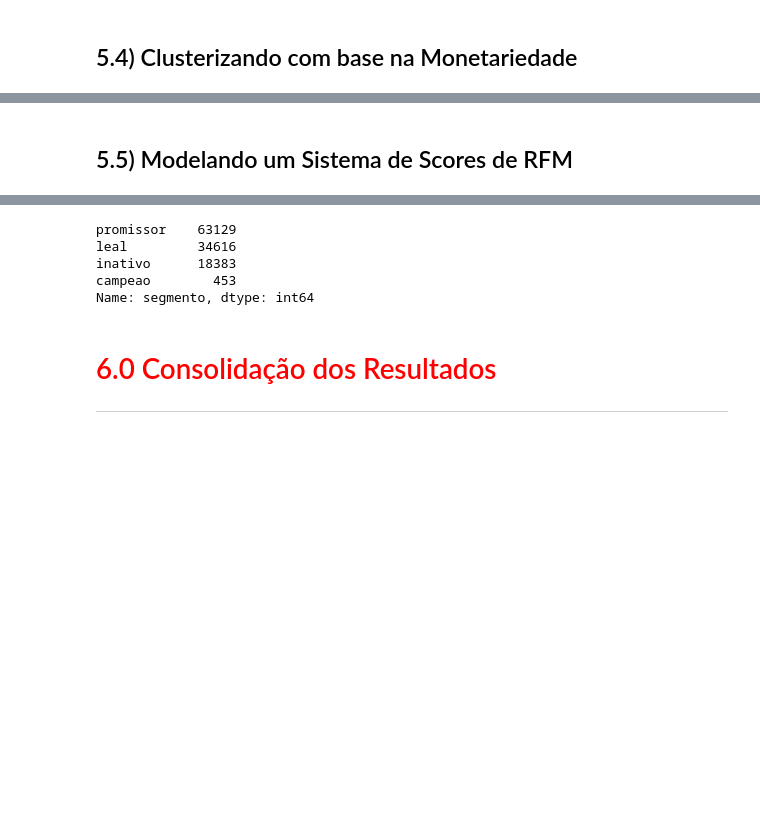
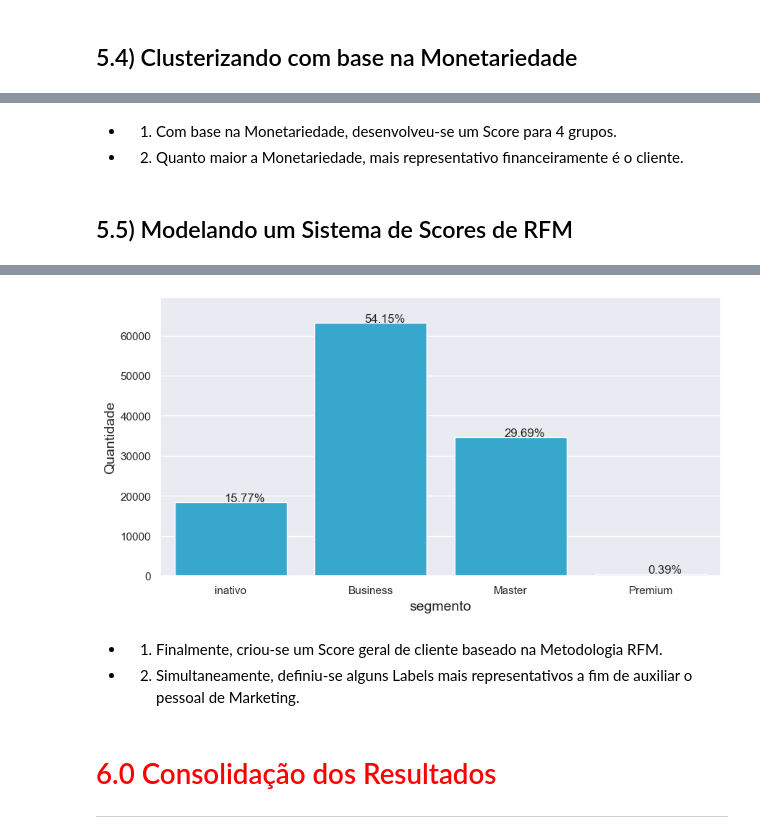
Before and after one commit to leonardovargas10/Modelo_Segmentacao_Clientes, a Jupyter notebook: segmentacao_clientes_marketing.ipynb, the cells around one changed output, grey strips where cells are left out. Saved outputs shown, nothing was run; the diff lists cells and outputs as text; code cells hidden in the pictures; blank space fills up the shorter version.

```diff
--- a/segmentacao_clientes_marketing.ipynb
+++ b/segmentacao_clientes_marketing.ipynb
@@ -974,15 +990,19 @@ df_rfm.groupby('monetariedade_cluster')['monetariedade'].describe()
 | 1 | 884.00 | 8748.50 | 4172.08 | 4534.56 | 5649.25 | 7362.09 | 11049.50 | 19457.04 |
 | 2 | 109.00 | 33880.45 | 8751.76 | 22346.60 | 27935.46 | 30186.00 | 44048.00 | 45256.00 |
 | 3 | 8.00 | 109312.64 | 0.00 | 109312.64 | 109312.64 | 109312.64 | 109312.64 | 109312.64 |
+# %% [markdown]
+- 1. Com base na Monetariedade, desenvolveu-se um Score para 4 grupos.
+
+- 2. Quanto maior a Monetariedade, mais representativo financeiramente é o cliente.
 # %% [markdown]
 ## 5.5) Modelando um Sistema de Scores de RFM
 # %%
 df_rfm['score'] = df_rfm['recencia_cluster'] + df_rfm['frequencia_cluster'] + df_rfm['monetariedade_cluster']
 
 df_rfm['segmento'] = 'inativo'
-df_rfm.loc[df_rfm['score'] >= 1, 'segmento'] = 'promissor'
-df_rfm.loc[df_rfm['score'] >= 3, 'segmento'] = 'leal'
-df_rfm.loc[df_rfm['score'] >= 5, 'segmento'] = 'campeao'
+df_rfm.loc[df_rfm['score'] >= 1, 'segmento'] = 'Business'
+df_rfm.loc[df_rfm['score'] >= 3, 'segmento'] = 'Master'
+df_rfm.loc[df_rfm['score'] >= 5, 'segmento'] = 'Premium'
 
 df_rfm.head()
 # %% [output]
@@ -992,14 +1012,14 @@ df_rfm.head()
 | 2 | 567ab47ca4deb92d46dbf54dce07d0a7 | 528 | 1 | 142.05 | 0 | 0 | ... |
 | 3 | f40ab89b622248b7ca125af4b486b887 | 474 | 1 | 155.70 | 0 | 0 | ... |
 | 4 | 749943913a9851a39c9baf51877fbab6 | 533 | 1 | 148.33 | 0 | 0 | ... |
-# %%
-df_rfm.segmento.value_counts()
-# %% [output]
-promissor    63129
-leal         34616
-inativo      18383
-campeao        453
-Name: segmento, dtype: int64
+# %%
+plota_barras(['segmento'], False, df_rfm, 1, 1)
+# %% [output]
+[figure, added]
+# %% [markdown]
+- 1. Finalmente, criou-se um Score geral de cliente baseado na Metodologia RFM.
+
+- 2. Simultaneamente, definiu-se alguns Labels mais representativos a fim de auxiliar o pessoal de Marketing.
 # %% [markdown]
 # <font color='red' style='font-size: 40px;'> 6.0 Consolidação dos Resultados </font>
 <hr style='border: 2px solid red;'>
```
Also changed, not shown: parts of 28 cells of this notebook.
